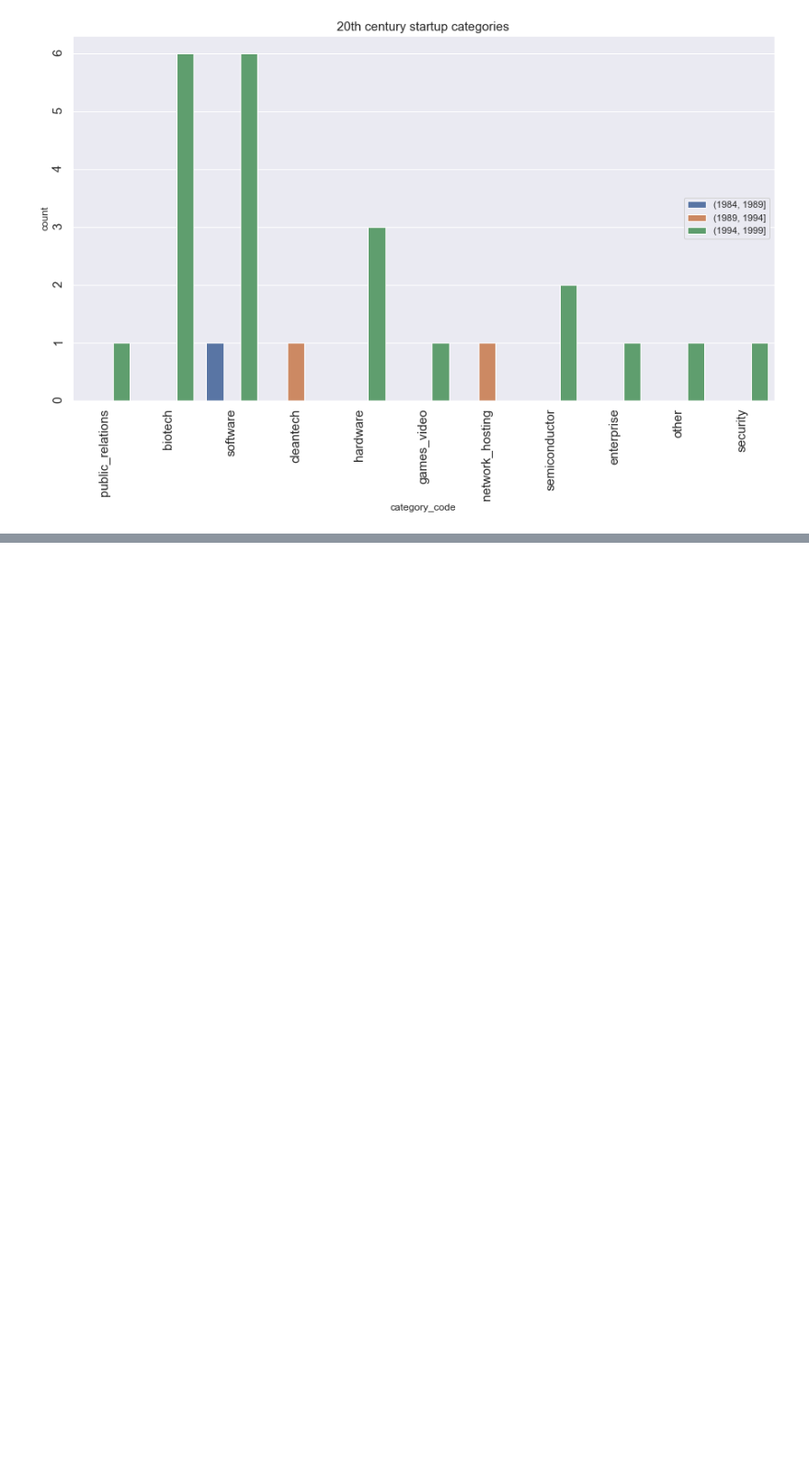
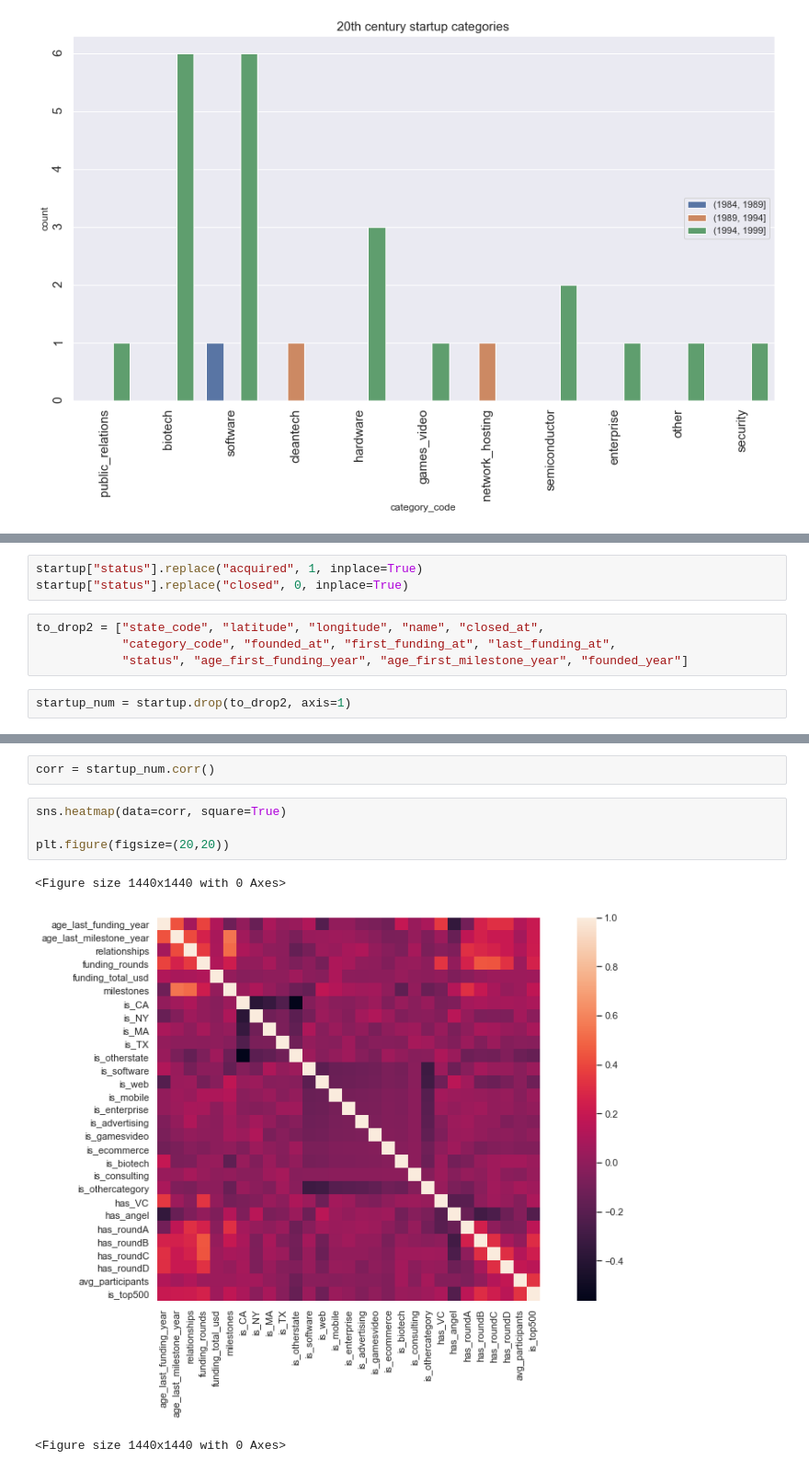
Before and after one commit to eniola-f/Hamoye_project, a Jupyter notebook: Startup_data.ipynb, the cells around one changed output, grey strips where cells are left out. Shown at 92% size. Cells and saved outputs as stored; diff of their text form; blank space fills up the shorter version.

```diff
--- a/Startup_data.ipynb
+++ b/Startup_data.ipynb
@@ -658,0 +675,9 @@ plt.legend(loc="right");
+# %%
+startup["status"].replace("acquired", 1, inplace=True)
+startup["status"].replace("closed", 0, inplace=True)
+# %%
+to_drop2 = ["state_code", "latitude", "longitude", "name", "closed_at",
+            "category_code", "founded_at", "first_funding_at", "last_funding_at",
+            "status", "age_first_funding_year", "age_first_milestone_year", "founded_year"]
+# %%
+startup_num = startup.drop(to_drop2, axis=1)
@@ -658,0 +761,10 @@ plt.legend(loc="right");
+# %%
+corr = startup_num.corr()
+# %%
+sns.heatmap(data=corr, square=True)
+
+plt.figure(figsize=(20,20))
+# %% [output]
+<Figure size 1440x1440 with 0 Axes>
+[figure, added]
+<Figure size 1440x1440 with 0 Axes>
```
Also changed, not shown: parts of 9 cells of this notebook.
